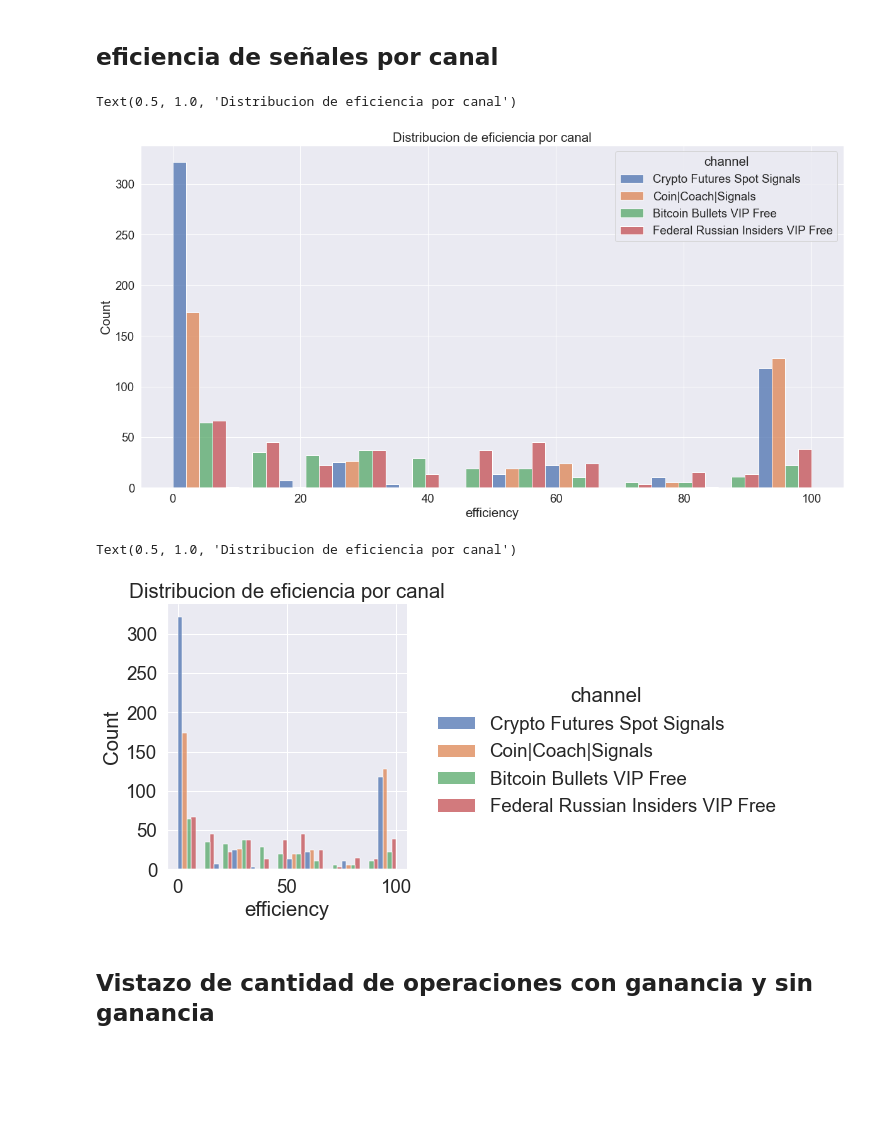
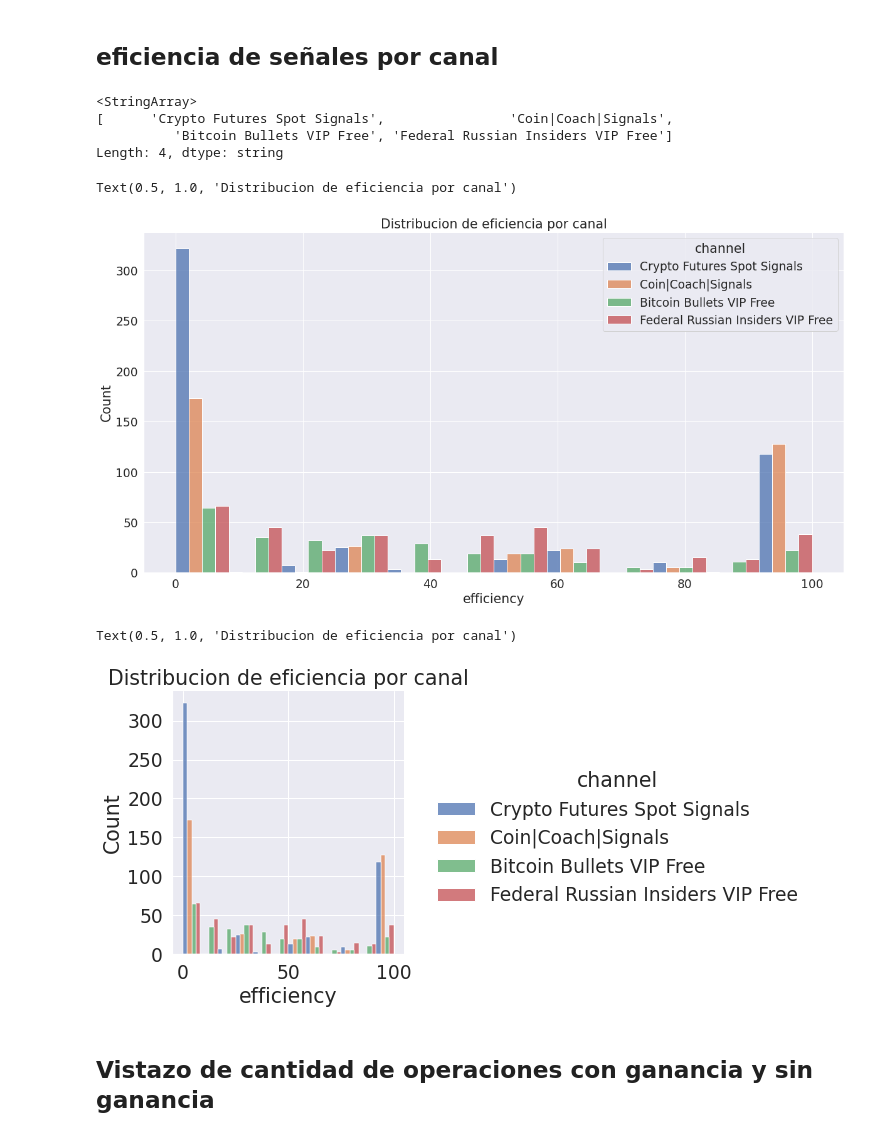
Before and after one commit to joankenobi/analisis_de_datos_copy_trading, a Jupyter notebook: Proyecto/notebooks/Exploracion_de_los_datos_pasantias.ipynb, the cells around one changed output. Drawn from its saved outputs; the diff is of its cells as text; code cells hidden in the pictures; blank space fills up the shorter version.

Commit message:
exporacion de operaciones por symbol completada

```diff
--- a/Proyecto/notebooks/Exploracion_de_los_datos_pasantias.ipynb
+++ b/Proyecto/notebooks/Exploracion_de_los_datos_pasantias.ipynb
@@ -54,7 +60,7 @@ Index(['_id', 'symbol', 'is_long', 'is_entry_market', 'entry_targets',
 ### ajustar los datos de fechas
 # %%
 # pasar los datos str a datetime
-df_symbol['date']=pd.to_datetime(df_symbol['date'])
+df_sygnals['date']=pd.to_datetime(df_sygnals['date'])
 # %%
 # extraer la primera fecha del conjunto de fechas.
 def extrat(x):
@@ -67,9 +73,9 @@ def extrat(x):
   else:
     return pd.to_datetime(x)
 # %%
-df_symbol['first_dates_entry']=df_symbol['first_dates_entry'].agg(lambda x: extrat(x))
-df_symbol['first_dates_stoploss']=df_symbol['first_dates_stoploss'].agg(lambda x: extrat(x))
-df_symbol['first_dates_profit']=df_symbol['first_dates_profit'].agg(lambda x: extrat(x))
+df_sygnals['first_dates_entry']=df_sygnals['first_dates_entry'].agg(lambda x: extrat(x))
+df_sygnals['first_dates_stoploss']=df_sygnals['first_dates_stoploss'].agg(lambda x: extrat(x))
+df_sygnals['first_dates_profit']=df_sygnals['first_dates_profit'].agg(lambda x: extrat(x))
 # %% [markdown]
 ## Calcular el tiempo transcurrido entre fechas
 # %%
@@ -127,3 +133,6 @@ str(timedelta(seconds=233928.42055084746))
 str(timedelta(seconds=36378571.0))
 # %% [output]
 '421 days, 1:09:31'
+# %%
+sns.set(rc={'figure.figsize':(20,120)},font_scale=1.7)
+sns.violinplot(data=df_times[["d_e"]])
@@ -145,7 +157,7 @@ pd.concat([
 # %% [markdown]
 # Cantidad de señales por canal
 # %%
-df_symbol["channel"].replace(['𝑪𝒐𝒊𝒏|𝑪𝒐𝒂𝒄𝒉|𝑺𝒊𝒈𝒏𝒂𝒍𝒔','Crypto Futures Spot Signals😘'],["Coin|Coach|Signals","Crypto Futures Spot Signals"],inplace=True)
+df_sygnals["channel"].replace(['𝑪𝒐𝒊𝒏|𝑪𝒐𝒂𝒄𝒉|𝑺𝒊𝒈𝒏𝒂𝒍𝒔','Crypto Futures Spot Signals😘'],["Coin|Coach|Signals","Crypto Futures Spot Signals"],inplace=True)
 # %%
 plt.rcParams["figure.figsize"] = (20,10)
 # %%
@@ -157,5 +169,11 @@ sns.histplot(df_symbol,x="channel",hue="channel" , palette="Set2")
 # %% [markdown]
 ## eficiencia de señales por canal
 # %%
-channels=df_symbol["channel"].unique()
+channels=df_sygnals["channel"].unique()
+channels
+# %% [output]
+<StringArray>
+[      'Crypto Futures Spot Signals',                'Coin|Coach|Signals',
+          'Bitcoin Bullets VIP Free', 'Federal Russian Insiders VIP Free']
+Length: 4, dtype: string
 # %%
@@ -163,15 +181,15 @@ efficiency_by_channel=df_symbol[["channel","efficiency"]].groupby("channel")
 # %%
-sns.histplot(df_symbol, x='efficiency', hue = 'channel', multiple="dodge")
+sns.histplot(df_sygnals, x='efficiency', hue = 'channel', multiple="dodge")
 plt.title("Distribucion de eficiencia por canal")
 # %% [output]
 Text(0.5, 1.0, 'Distribucion de eficiencia por canal')
-[figure, old version]
+[figure, new version]
 # %%
-sns.displot(df_symbol, x='efficiency', hue = 'channel', multiple="dodge")
+sns.displot(df_sygnals, x='efficiency', hue = 'channel', multiple="dodge")
 plt.title("Distribucion de eficiencia por canal")
 # %% [output]
 Text(0.5, 1.0, 'Distribucion de eficiencia por canal')
-[figure, old version]
+[figure, new version]
 # %% [markdown]
 ## Vistazo de cantidad de operaciones con ganancia y sin ganancia
 # %%
```
Also changed, not shown: parts of 38 cells of this notebook, 1 other file.
